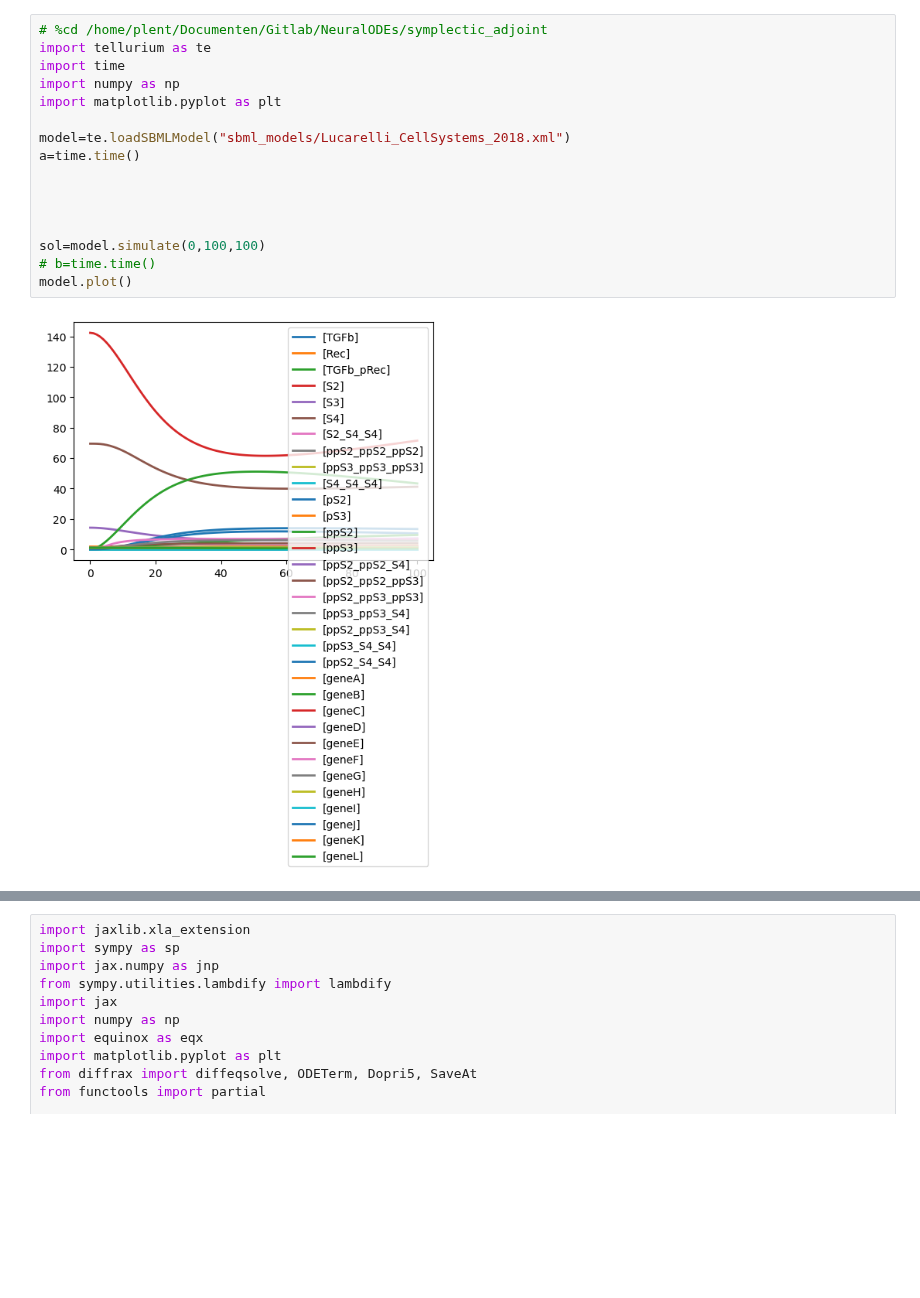
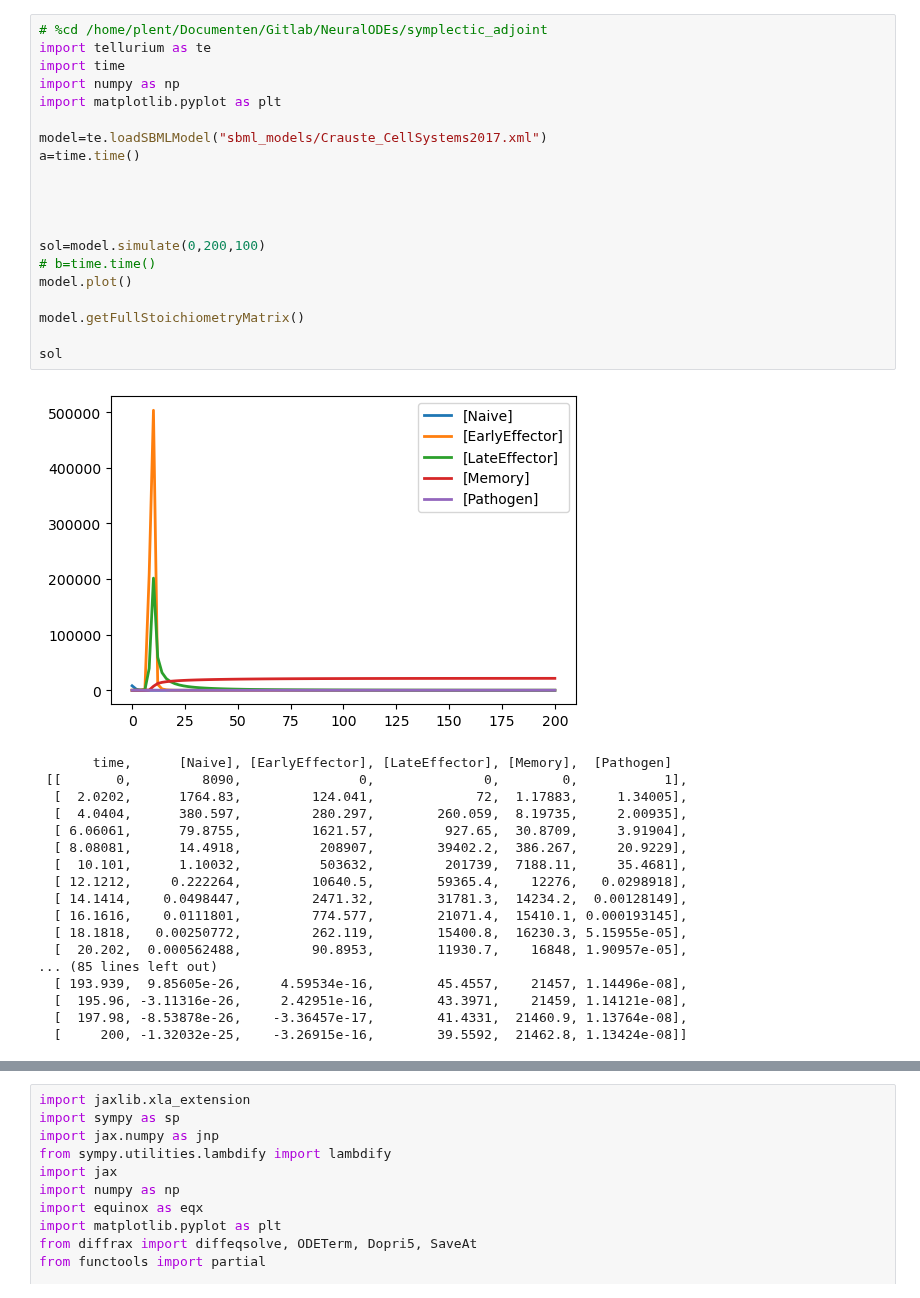
Before and after one commit to mahdi-shafiei/jaxkineticmodel, a Jupyter notebook: jax_implementation/developing_sbml/tellurium_test.ipynb, the cells around one changed output, grey strips where cells are left out. Drawn from its saved outputs; the diff is of its cells as text; blank space fills up the shorter version.

Commit message:
debugging load_sbml

```diff
--- a/jax_implementation/developing_sbml/tellurium_test.ipynb
+++ b/jax_implementation/developing_sbml/tellurium_test.ipynb
@@ -1,18 +1,39 @@
 # %%
 # %cd /home/plent/Documenten/Gitlab/NeuralODEs/symplectic_adjoint
 import tellurium as te
 import time
 import numpy as np
 import matplotlib.pyplot as plt
 
-model=te.loadSBMLModel("sbml_models/Lucarelli_CellSystems_2018.xml")
+model=te.loadSBMLModel("sbml_models/Crauste_CellSystems2017.xml")
 a=time.time()
 
 
 
 
-sol=model.simulate(0,100,100)
+sol=model.simulate(0,200,100)
 # b=time.time()
 model.plot()
+
+model.getFullStoichiometryMatrix()
+
+sol
 # %% [output]
-[figure, old version]
+[figure, new version]
+       time,      [Naive], [EarlyEffector], [LateEffector], [Memory],  [Pathogen]
+ [[       0,         8090,               0,              0,        0,           1],
+  [  2.0202,      1764.83,         124.041,             72,  1.17883,     1.34005],
+  [  4.0404,      380.597,         280.297,        260.059,  8.19735,     2.00935],
+  [ 6.06061,      79.8755,         1621.57,         927.65,  30.8709,     3.91904],
+  [ 8.08081,      14.4918,          208907,        39402.2,  386.267,     20.9229],
+  [  10.101,      1.10032,          503632,         201739,  7188.11,     35.4681],
+  [ 12.1212,     0.222264,         10640.5,        59365.4,    12276,   0.0298918],
+  [ 14.1414,    0.0498447,         2471.32,        31781.3,  14234.2,  0.00128149],
+  [ 16.1616,    0.0111801,         774.577,        21071.4,  15410.1, 0.000193145],
+  [ 18.1818,   0.00250772,         262.119,        15400.8,  16230.3, 5.15955e-05],
+  [  20.202,  0.000562488,         90.8953,        11930.7,    16848, 1.90957e-05],
+... (85 lines left out)
+  [ 193.939,  9.85605e-26,     4.59534e-16,        45.4557,    21457, 1.14496e-08],
+  [  195.96, -3.11316e-26,     2.42951e-16,        43.3971,    21459, 1.14121e-08],
+  [  197.98, -8.53878e-26,    -3.36457e-17,        41.4331,  21460.9, 1.13764e-08],
+  [     200, -1.32032e-25,    -3.26915e-16,        39.5592,  21462.8, 1.13424e-08]]
```
Also changed, not shown: parts of 4 cells of this notebook, 18 other files.
